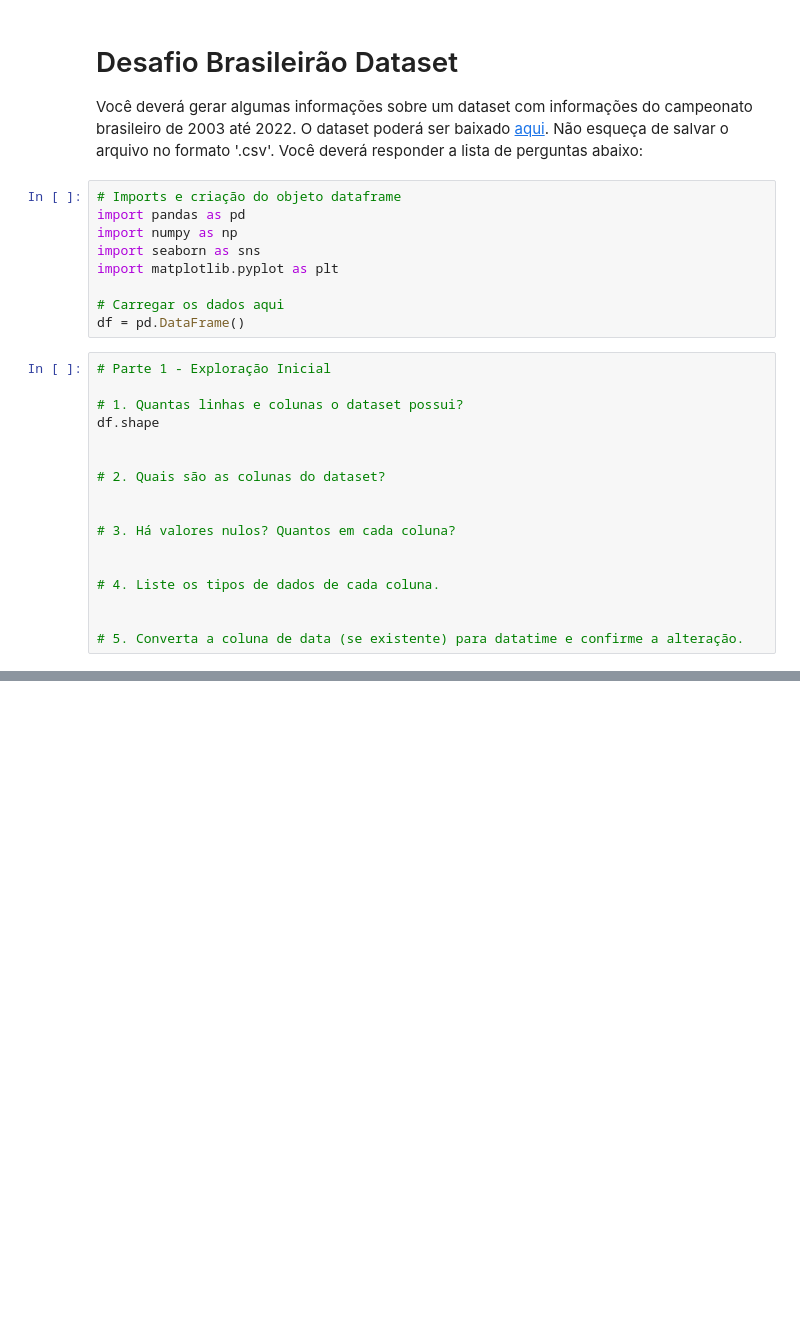
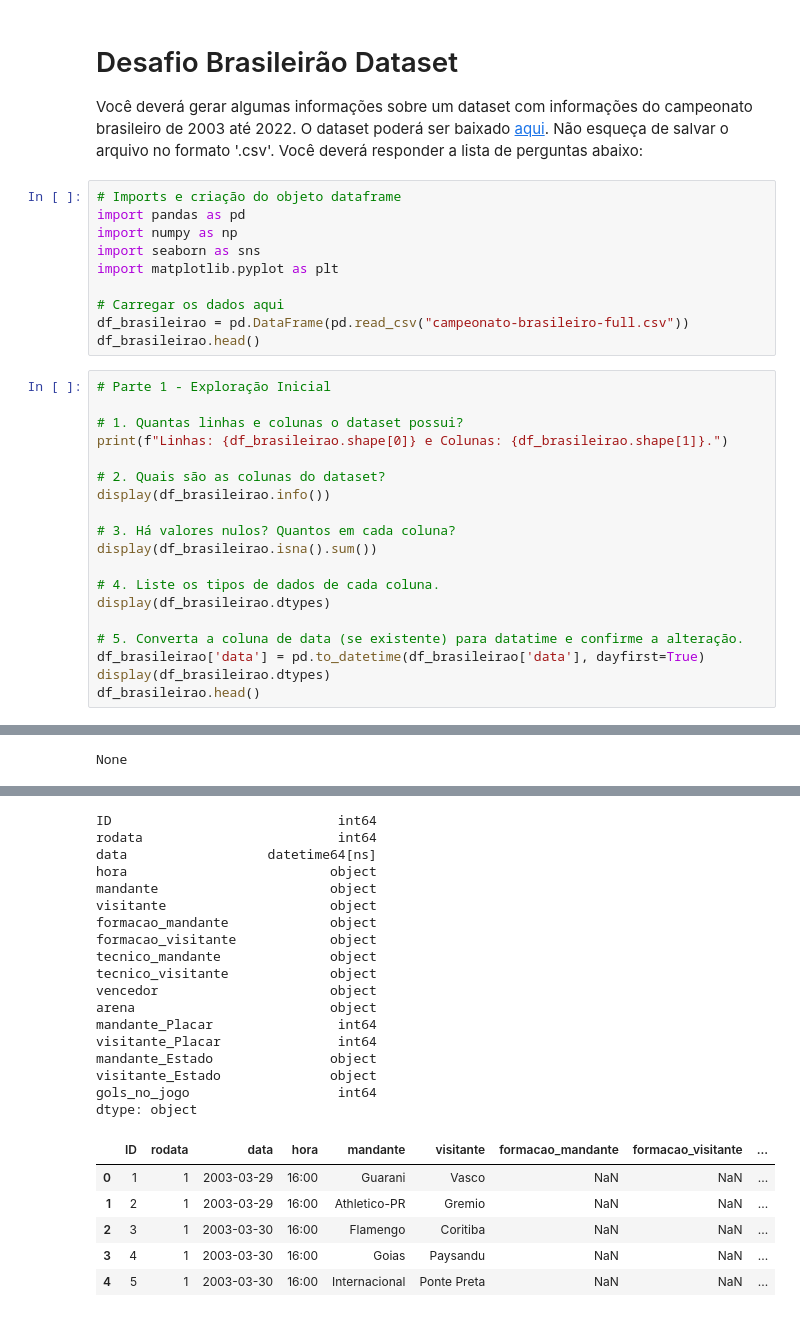
Before and after one commit to daniel19vasco/An-lise-de--Dados, a Jupyter notebook: A04_Desafio_brasileirao/desafio_brasileirao.ipynb, the cells around one changed output, grey strips where cells are left out. Drawn from its saved outputs; the diff is of its cells as text; blank space fills up the shorter version.

```diff
--- a/A04_Desafio_brasileirao/desafio_brasileirao.ipynb
+++ b/A04_Desafio_brasileirao/desafio_brasileirao.ipynb
@@ -10,21 +10,25 @@ import seaborn as sns
 import matplotlib.pyplot as plt
 
 # Carregar os dados aqui
-df = pd.DataFrame()
+df_brasileirao = pd.DataFrame(pd.read_csv("campeonato-brasileiro-full.csv"))
+df_brasileirao.head()
 # %%
 # Parte 1 - Exploração Inicial
 
 # 1. Quantas linhas e colunas o dataset possui?
-df.shape
-
+print(f"Linhas: {df_brasileirao.shape[0]} e Colunas: {df_brasileirao.shape[1]}.")
 
 # 2. Quais são as colunas do dataset?
-
+display(df_brasileirao.info())
 
 # 3. Há valores nulos? Quantos em cada coluna?
-
+display(df_brasileirao.isna().sum())
 
 # 4. Liste os tipos de dados de cada coluna.
-
+display(df_brasileirao.dtypes)
 
 # 5. Converta a coluna de data (se existente) para datatime e confirme a alteração.
+df_brasileirao['data'] = pd.to_datetime(df_brasileirao['data'], dayfirst=True)
+display(df_brasileirao.dtypes)
+df_brasileirao.head()
+# %% [output]
@@ -30,0 +52 @@ df.shape
+None
@@ -31,3 +89,27 @@ df.shape
+ID                             int64
+rodata                         int64
+data                  datetime64[ns]
+hora                          object
+mandante                      object
+visitante                     object
+formacao_mandante             object
+formacao_visitante            object
+tecnico_mandante              object
+tecnico_visitante             object
+vencedor                      object
+arena                         object
+mandante_Placar                int64
+visitante_Placar               int64
+mandante_Estado               object
+visitante_Estado              object
+gols_no_jogo                   int64
+dtype: object
+|  | ID | rodata | data | hora | mandante | visitante | formacao_mandante | formacao_visitante | ... |
+| 0 | 1 | 1 | 2003-03-29 | 16:00 | Guarani | Vasco | NaN | NaN | ... |
+| 1 | 2 | 1 | 2003-03-29 | 16:00 | Athletico-PR | Gremio | NaN | NaN | ... |
+| 2 | 3 | 1 | 2003-03-30 | 16:00 | Flamengo | Coritiba | NaN | NaN | ... |
+| 3 | 4 | 1 | 2003-03-30 | 16:00 | Goias | Paysandu | NaN | NaN | ... |
+| 4 | 5 | 1 | 2003-03-30 | 16:00 | Internacional | Ponte Preta | NaN | NaN | ... |
 # %%
 # Parte 2 - Filtragem e Agrupamento
 
```
Also changed, not shown: parts of 3 cells of this notebook, 2 other files.
